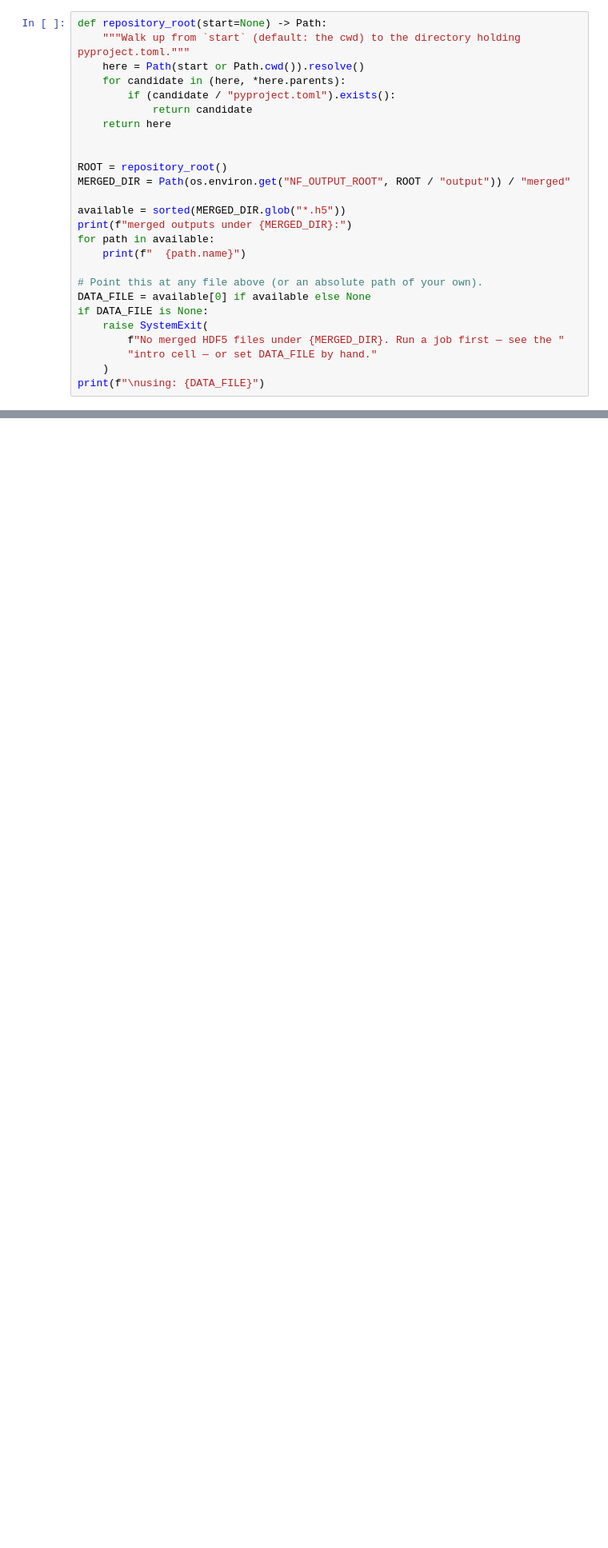
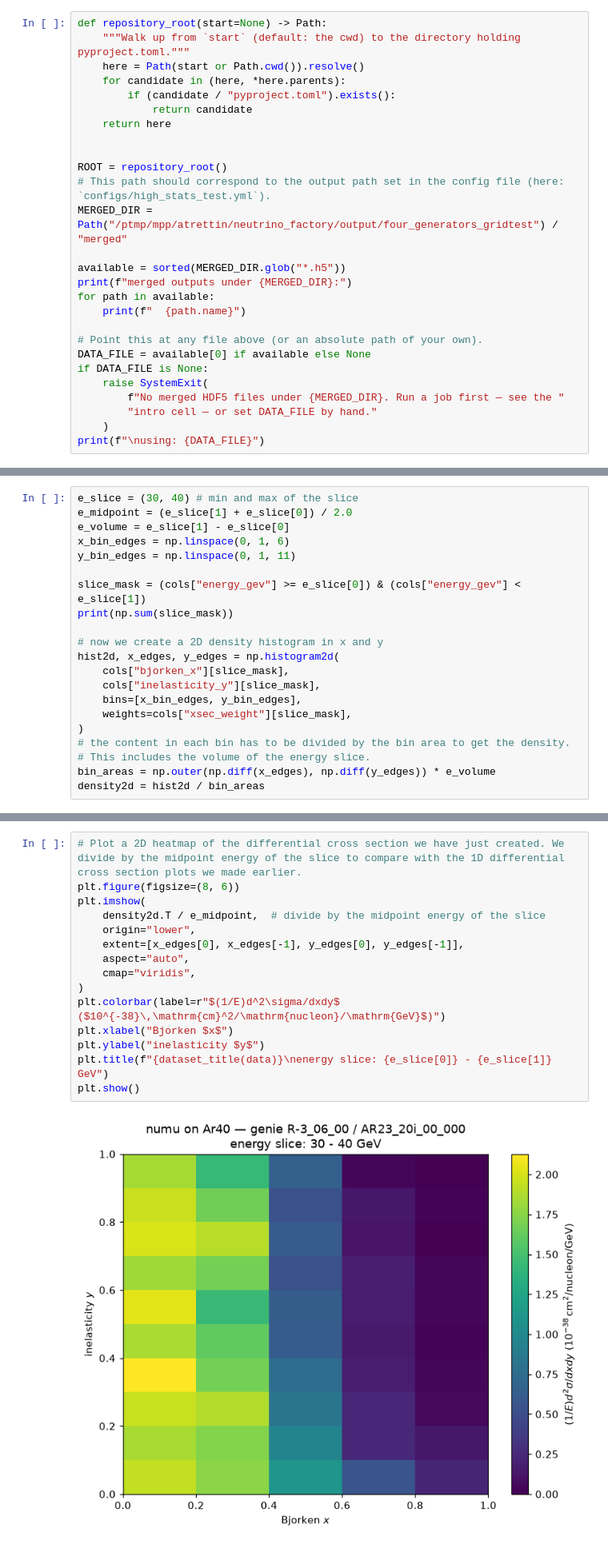
Before and after one commit to atrettin/neutrino_factory, a Jupyter notebook: notebooks/explore_output.ipynb, the cells around one changed output, grey strips where cells are left out. Shown at 80% size. Cells and saved outputs as stored; diff of their text form; blank space fills up the shorter version.

Commit message:
human simplification of plotting notebook

```diff
--- a/notebooks/explore_output.ipynb
+++ b/notebooks/explore_output.ipynb
@@ -102,7 +35,8 @@ def repository_root(start=None) -> Path:
 
 
 ROOT = repository_root()
-MERGED_DIR = Path(os.environ.get("NF_OUTPUT_ROOT", ROOT / "output")) / "merged"
+# This path should correspond to the output path set in the config file (here: `configs/high_stats_test.yml`).
+MERGED_DIR = Path("/ptmp/mpp/atrettin/neutrino_factory/output/four_generators_gridtest") / "merged"
 
 available = sorted(MERGED_DIR.glob("*.h5"))
 print(f"merged outputs under {MERGED_DIR}:")
@@ -600,0 +395,21 @@ for (probe, target), datasets in groups.items():
+# %%
+e_slice = (30, 40) # min and max of the slice
+e_midpoint = (e_slice[1] + e_slice[0]) / 2.0
+e_volume = e_slice[1] - e_slice[0]
+x_bin_edges = np.linspace(0, 1, 6)
+y_bin_edges = np.linspace(0, 1, 11)
+
+slice_mask = (cols["energy_gev"] >= e_slice[0]) & (cols["energy_gev"] < e_slice[1])
+print(np.sum(slice_mask))
+
+# now we create a 2D density histogram in x and y
+hist2d, x_edges, y_edges = np.histogram2d(
+    cols["bjorken_x"][slice_mask],
+    cols["inelasticity_y"][slice_mask],
+    bins=[x_bin_edges, y_bin_edges],
+    weights=cols["xsec_weight"][slice_mask],
+)
+# the content in each bin has to be divided by the bin area to get the density.
+# This includes the volume of the energy slice.
+bin_areas = np.outer(np.diff(x_edges), np.diff(y_edges)) * e_volume
+density2d = hist2d / bin_areas
@@ -600,0 +418,17 @@ for (probe, target), datasets in groups.items():
+# %%
+# Plot a 2D heatmap of the differential cross section we have just created. We divide by the midpoint energy of the slice to compare with the 1D differential cross section plots we made earlier.
+plt.figure(figsize=(8, 6))
+plt.imshow(
+    density2d.T / e_midpoint,  # divide by the midpoint energy of the slice
+    origin="lower",
+    extent=[x_edges[0], x_edges[-1], y_edges[0], y_edges[-1]],
+    aspect="auto",
+    cmap="viridis",
+)
+plt.colorbar(label=r"$(1/E)d^2\sigma/dxdy$ ($10^{-38}\,\mathrm{cm}^2/\mathrm{nucleon}/\mathrm{GeV}$)")
+plt.xlabel("Bjorken $x$")
+plt.ylabel("inelasticity $y$")
+plt.title(f"{dataset_title(data)}\nenergy slice: {e_slice[0]} - {e_slice[1]} GeV")
+plt.show()
+# %% [output]
+[figure, added]
```
Also changed, not shown: parts of 29 cells of this notebook.
